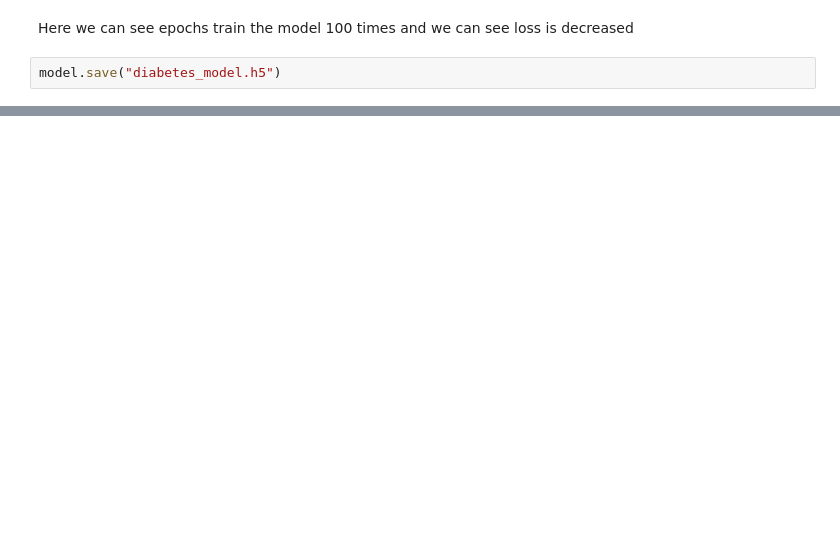
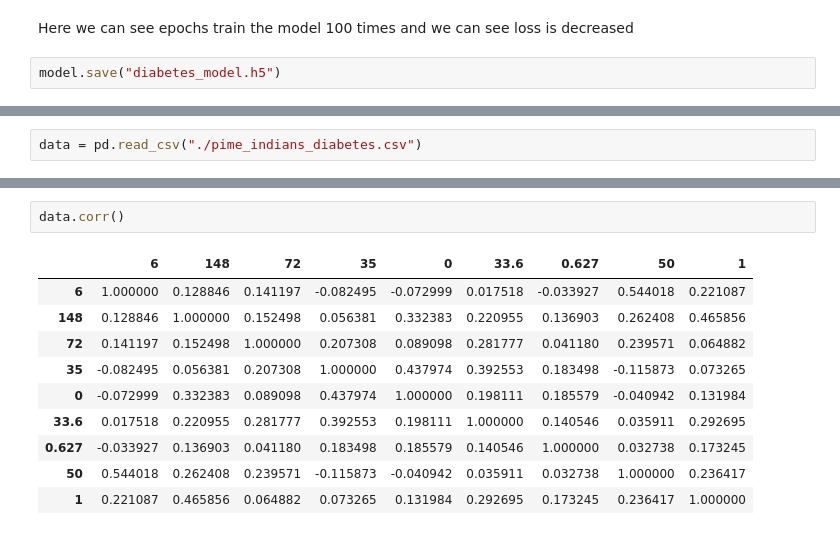
Before and after one commit to KedarKK1/AI-ML-Projects, a Jupyter notebook: diabetes-prediction/diabetes-prediction.ipynb, the cells around one changed output, grey strips where cells are left out. Drawn from its saved outputs; the diff is of its cells as text; blank space fills up the shorter version.

```diff
--- a/diabetes-prediction/diabetes-prediction.ipynb
+++ b/diabetes-prediction/diabetes-prediction.ipynb
@@ -281,0 +292,2 @@ model.save("diabetes_model.h5")
+# %%
+data = pd.read_csv("./pime_indians_diabetes.csv")
@@ -281,0 +319,13 @@ model.save("diabetes_model.h5")
+# %%
+data.corr()
+# %% [output]
+|  | 6 | 148 | 72 | 35 | 0 | 33.6 | 0.627 | 50 | 1 |
+| 6 | 1.000000 | 0.128846 | 0.141197 | -0.082495 | -0.072999 | 0.017518 | -0.033927 | 0.544018 | 0.221087 |
+| 148 | 0.128846 | 1.000000 | 0.152498 | 0.056381 | 0.332383 | 0.220955 | 0.136903 | 0.262408 | 0.465856 |
+| 72 | 0.141197 | 0.152498 | 1.000000 | 0.207308 | 0.089098 | 0.281777 | 0.041180 | 0.239571 | 0.064882 |
+| 35 | -0.082495 | 0.056381 | 0.207308 | 1.000000 | 0.437974 | 0.392553 | 0.183498 | -0.115873 | 0.073265 |
+| 0 | -0.072999 | 0.332383 | 0.089098 | 0.437974 | 1.000000 | 0.198111 | 0.185579 | -0.040942 | 0.131984 |
+| 33.6 | 0.017518 | 0.220955 | 0.281777 | 0.392553 | 0.198111 | 1.000000 | 0.140546 | 0.035911 | 0.292695 |
+| 0.627 | -0.033927 | 0.136903 | 0.041180 | 0.183498 | 0.185579 | 0.140546 | 1.000000 | 0.032738 | 0.173245 |
+| 50 | 0.544018 | 0.262408 | 0.239571 | -0.115873 | -0.040942 | 0.035911 | 0.032738 | 1.000000 | 0.236417 |
+| 1 | 0.221087 | 0.465856 | 0.064882 | 0.073265 | 0.131984 | 0.292695 | 0.173245 | 0.236417 | 1.000000 |
```
Also changed, not shown: parts of 14 cells of this notebook, 22 other files.
